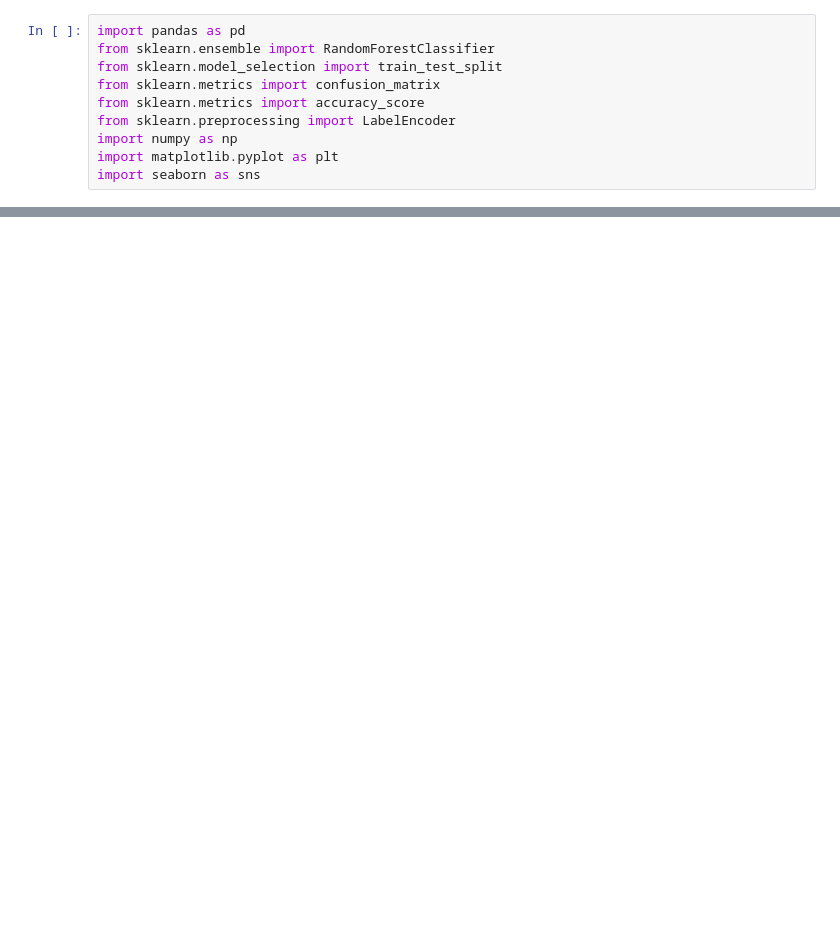
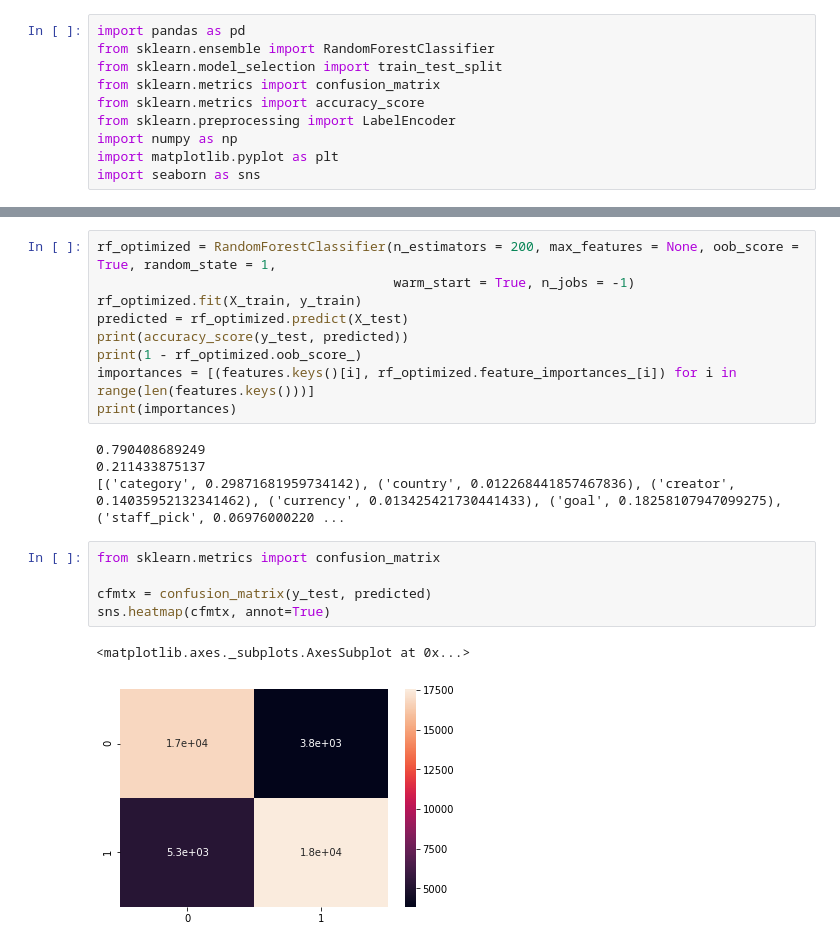
Before and after one commit to jaeeolma/ties445, a Jupyter notebook: State classifier.ipynb, the cells around one changed output, grey strips where cells are left out. Drawn from its saved outputs; the diff is of its cells as text; blank space fills up the shorter version.

```diff
--- a/State classifier.ipynb
+++ b/State classifier.ipynb
@@ -50,0 +119,21 @@ graph
+# %%
+rf_optimized = RandomForestClassifier(n_estimators = 200, max_features = None, oob_score = True, random_state = 1,
+                                      warm_start = True, n_jobs = -1)
+rf_optimized.fit(X_train, y_train)
+predicted = rf_optimized.predict(X_test)
+print(accuracy_score(y_test, predicted))
+print(1 - rf_optimized.oob_score_)
+importances = [(features.keys()[i], rf_optimized.feature_importances_[i]) for i in range(len(features.keys()))]
+print(importances)
+# %% [output]
+0.790408689249
+0.211433875137
+[('category', 0.29871681959734142), ('country', 0.012268441857467836), ('creator', 0.14035952132341462), ('currency', 0.013425421730441433), ('goal', 0.18258107947099275), ('staff_pick', 0.06976000220 ...
+# %%
+from sklearn.metrics import confusion_matrix
+
+cfmtx = confusion_matrix(y_test, predicted)
+sns.heatmap(cfmtx, annot=True)
+# %% [output]
+<matplotlib.axes._subplots.AxesSubplot at 0x...>
+[figure, added]
```
Also changed, not shown: parts of 13 cells of this notebook, 1 other file.
